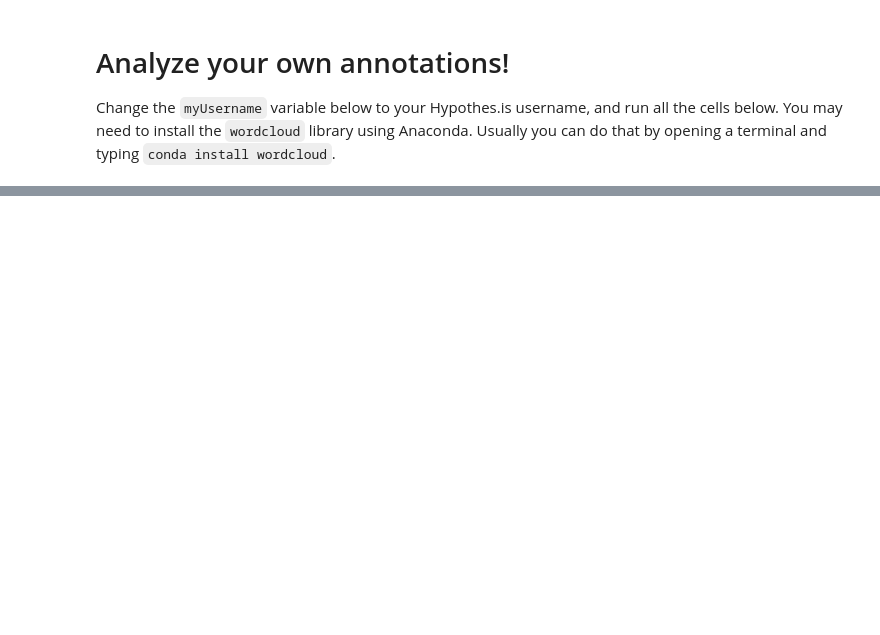
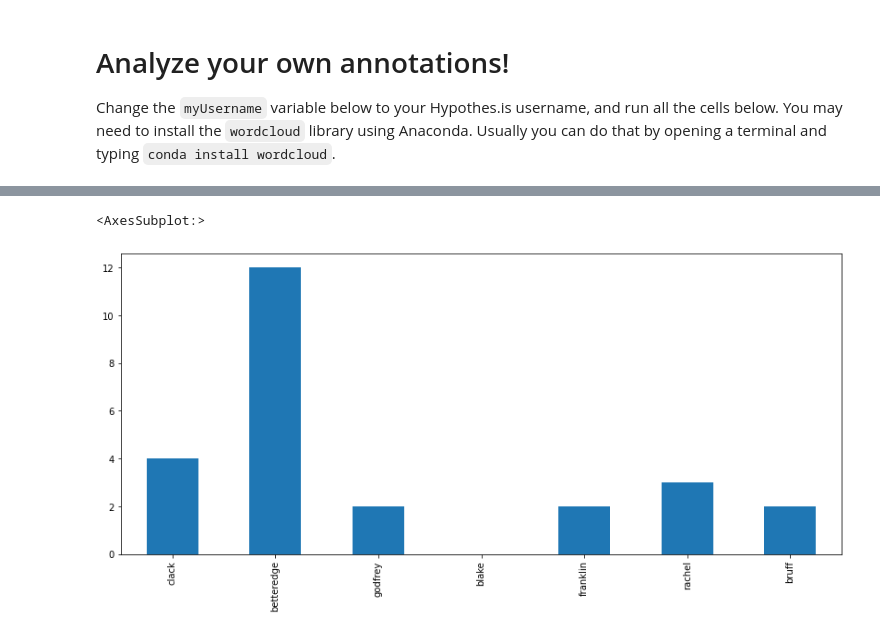
Before and after one commit to JonathanReeve/course-computational-literary-analysis, a Jupyter notebook: Meta/annotation-analysis.ipynb, the cells around one changed output, grey strips where cells are left out. Drawn from its saved outputs; the diff is of its cells as text; code cells hidden in the pictures; blank space fills up the shorter version.

```diff
--- a/Meta/annotation-analysis.ipynb
+++ b/Meta/annotation-analysis.ipynb
@@ -83,0 +116,12 @@ df = plotUser(myUsername)
+# %%
+myAnnotations = getAnnotations(myUsername)
+# %%
+myTokens = nltk.word_tokenize(' '.join(myAnnotations).lower())
+# %%
+charCounts = {character: collections.Counter(myTokens)[character]
+              for character in ['clack', 'betteredge', 'godfrey', 'blake', 'franklin', 'rachel', 'bruff']}
+# %%
+pd.Series(charCounts).plot(kind='bar')
+# %% [output]
+<AxesSubplot:>
+[figure, added]
```
Also changed, not shown: parts of 9 cells of this notebook.
